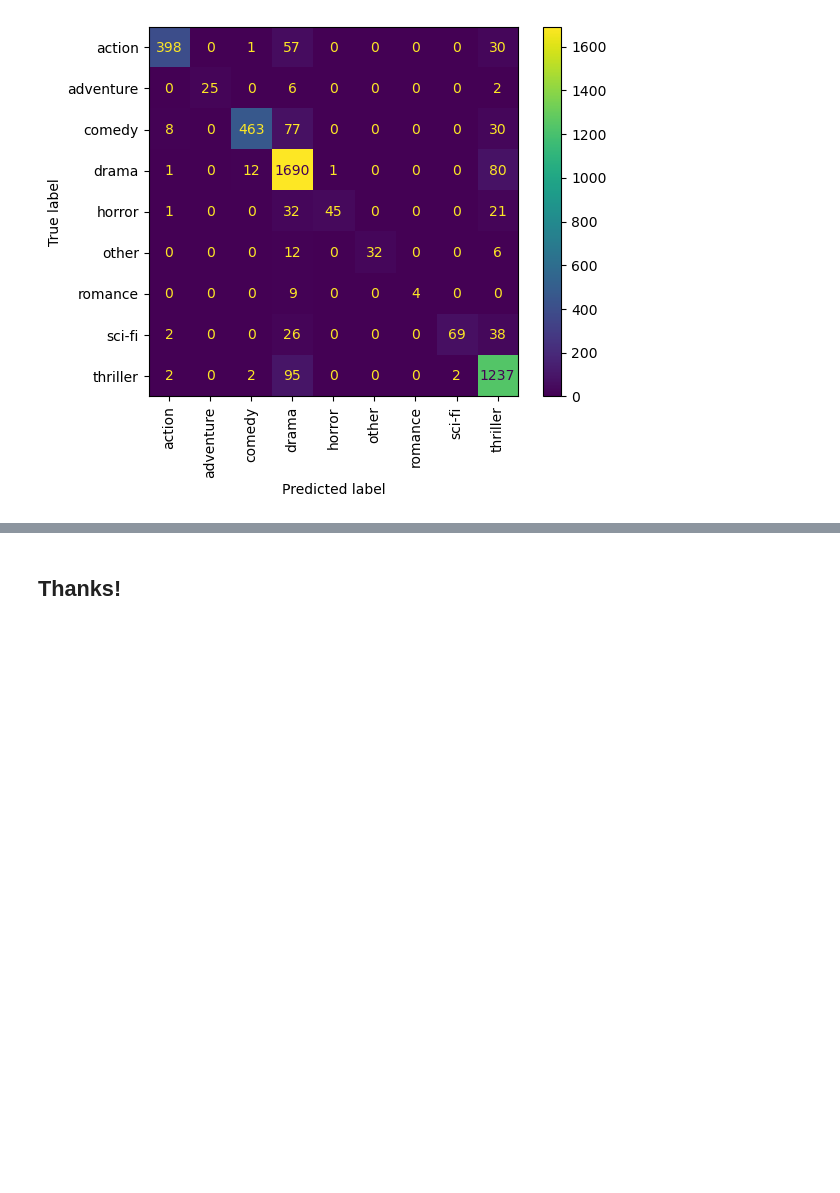
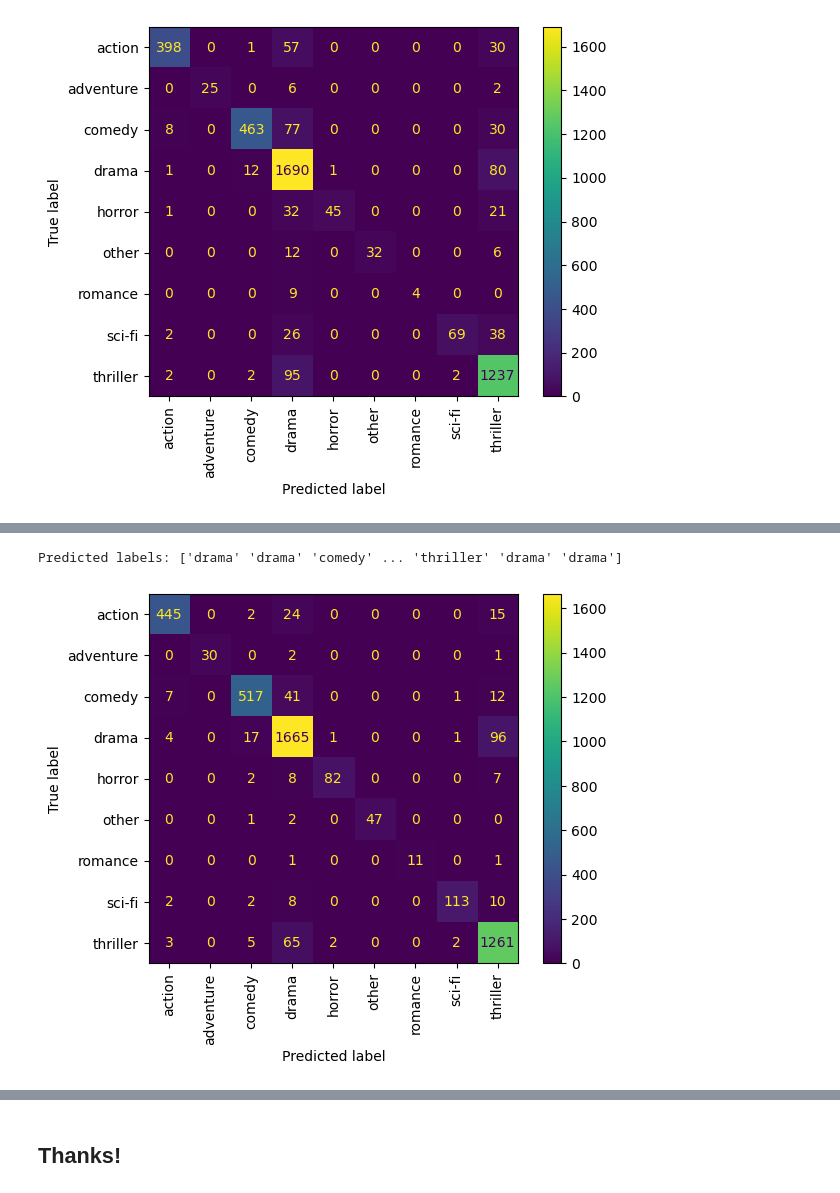
Before and after one commit to NatisAI/Genre_From_Subtitles, a Jupyter notebook: Genre_from_subtitles.ipynb, the cells around one changed output, grey strips where cells are left out. Saved outputs shown, nothing was run; the diff lists cells and outputs as text; code cells hidden in the pictures; blank space fills up the shorter version.

Commit message:
17072023: Added Neural Network model (torch based) with better results

```diff
--- a/Genre_from_subtitles.ipynb
+++ b/Genre_from_subtitles.ipynb
@@ -301,0 +339,2 @@ print(metrics.confusion_matrix(yval,y_pred2))
+# %%
+tfidf_vectorizer = TfidfVectorizer(max_df=0.8, max_features=10000)
@@ -301,0 +418,7 @@ print(metrics.confusion_matrix(yval,y_pred2))
+# %%
+# Prepare the dataset and DataLoader for training and validation sets
+train_dataset = data.TensorDataset(xtrain_tfidf_nn, ytrain_nn)
+val_dataset = data.TensorDataset(xval_tfidf_nn, yval_nn)
+batch_size = 32
+train_loader = data.DataLoader(train_dataset, batch_size=batch_size, shuffle=True)
+val_loader = data.DataLoader(val_dataset, batch_size=batch_size, shuffle=False)
@@ -301,0 +510,27 @@ print(metrics.confusion_matrix(yval,y_pred2))
+# %%
+# Step 4: Evaluate the trained network on the validation set
+def evaluate_model(model, val_loader):
+    model.eval()
+    predictions = []
+
+    with torch.no_grad():
+        for inputs, _ in val_loader:
+            outputs = model(inputs)
+            _, predicted = torch.max(outputs.data, 1)
+            predictions.extend(predicted.tolist())
+
+    return predictions
+# %%
+# Main function
+if __name__ == "__main__":
+    input_size = xtrain_tfidf_nn.shape[1]  # Number of features in the input
+    hidden_size = 128
+    num_classes = len(np.unique(ytrain_nn))
+
+    model = NeuralNetwork(input_size, hidden_size, num_classes)
+    criterion = nn.CrossEntropyLoss()
+    optimizer = optim.Adam(model.parameters(), lr=0.001)
+
+    num_epochs = 50
+    patience = 5  # Number of epochs with no improvement after which training will be stopped
+    train_losses, val_losses, train_accuracies, val_accuracies = train(model, criterion, optimizer, train_loader, val_loader, num_epochs, patience)
@@ -301,0 +555,11 @@ print(metrics.confusion_matrix(yval,y_pred2))
+# %%
+# Step 5: Decode the predictions back to categorical labels
+predictions = evaluate_model(model, val_loader)
+original_labels = label_encoder.inverse_transform(predictions)
+print("Predicted labels:", original_labels)
+
+ConfusionMatrixDisplay.from_predictions(yval, original_labels, xticks_rotation="vertical")
+plt.show()
+# %% [output]
+Predicted labels: ['drama' 'drama' 'comedy' ... 'thriller' 'drama' 'drama']
+[figure, added]
```
Also changed, not shown: parts of 23 cells of this notebook.
